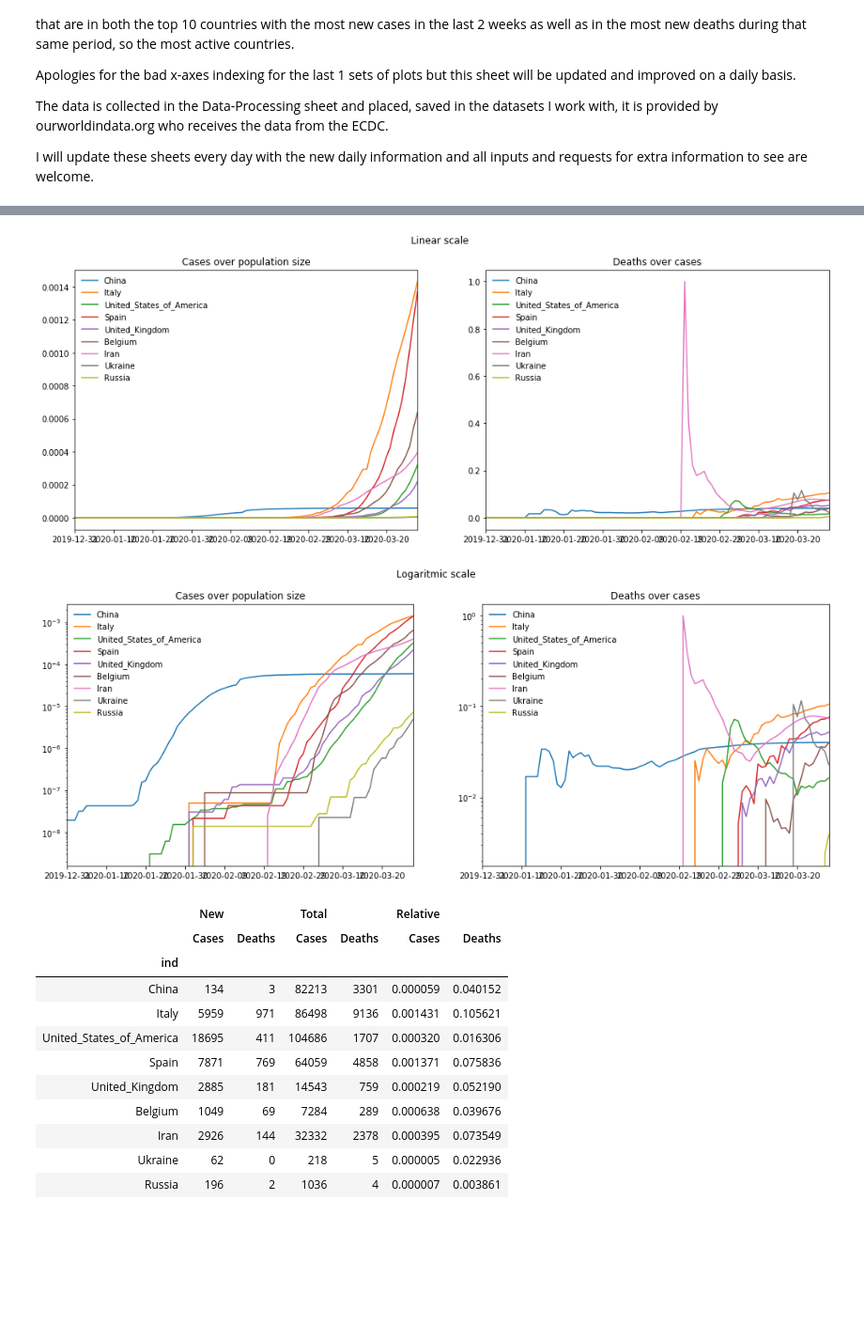
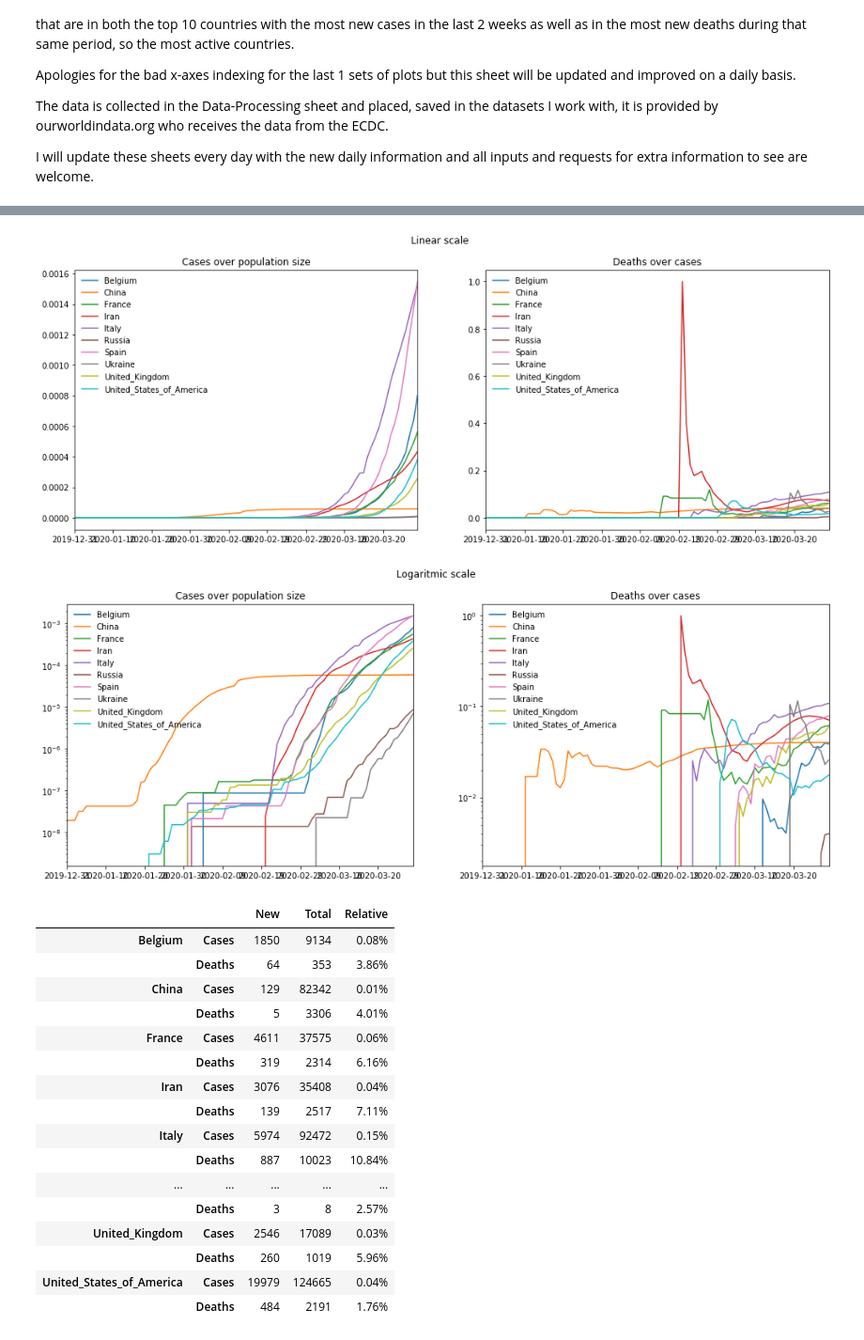
Before and after one commit to simon-verheyen/Portfolio, a Jupyter notebook: COVID-data/Visualization-Attempts.ipynb, the cells around one changed output, grey strips where cells are left out. Shown at 94% size. Saved outputs shown, nothing was run; the diff lists cells and outputs as text; code cells hidden in the pictures; blank space fills up the shorter version.

Commit message:
Improve table layout

```diff
--- a/COVID-data/Visualization-Attempts.ipynb
+++ b/COVID-data/Visualization-Attempts.ipynb
@@ -41,6 +41,8 @@ mt.plot_side_by_side(global_cases_relative, global_deaths_relative, leg=False, s
 [figure]
 # %%
-countries_of_interest = ['China', 'Italy', 'United_States_of_America', 'Spain', 'United_Kingdom', 'Belgium', 'Iran', 'Ukraine', 'Russia']
+countries_of_interest = ['China', 'France', 'Italy', 'United_States_of_America', 'Spain', 'United_Kingdom', 'Belgium', 'Iran', 'Ukraine', 'Russia']
+countries_of_interest.sort()
+
 days = len(df_cases_new)
 
 mt.show_everything(countries_of_interest, days, 'Countries I thought were of interest')
@@ -52,17 +54,22 @@ mt.show_table(countries_of_interest)
-[figure, old version]
+[figure, new version]
-[figure, old version]
+[figure, new version]
-|  | New |  | Total |  | Relative |  |
-|  | Cases | Deaths | Cases | Deaths | Cases | Deaths |
-| ind |  |  |  |  |  |  |
-| China | 134 | 3 | 82213 | 3301 | 0.000059 | 0.040152 |
-| Italy | 5959 | 971 | 86498 | 9136 | 0.001431 | 0.105621 |
-| United_States_of_America | 18695 | 411 | 104686 | 1707 | 0.000320 | 0.016306 |
-| Spain | 7871 | 769 | 64059 | 4858 | 0.001371 | 0.075836 |
-| United_Kingdom | 2885 | 181 | 14543 | 759 | 0.000219 | 0.052190 |
-| Belgium | 1049 | 69 | 7284 | 289 | 0.000638 | 0.039676 |
-| Iran | 2926 | 144 | 32332 | 2378 | 0.000395 | 0.073549 |
-| Ukraine | 62 | 0 | 218 | 5 | 0.000005 | 0.022936 |
-| Russia | 196 | 2 | 1036 | 4 | 0.000007 | 0.003861 |
+|  |  | New | Total | Relative |
+| Belgium | Cases | 1850 | 9134 | 0.08% |
+|  | Deaths | 64 | 353 | 3.86% |
+| China | Cases | 129 | 82342 | 0.01% |
+|  | Deaths | 5 | 3306 | 4.01% |
+| France | Cases | 4611 | 37575 | 0.06% |
+|  | Deaths | 319 | 2314 | 6.16% |
+| Iran | Cases | 3076 | 35408 | 0.04% |
+|  | Deaths | 139 | 2517 | 7.11% |
+| Italy | Cases | 5974 | 92472 | 0.15% |
+|  | Deaths | 887 | 10023 | 10.84% |
+| ... | ... | ... | ... | ... |
+|  | Deaths | 3 | 8 | 2.57% |
+| United_Kingdom | Cases | 2546 | 17089 | 0.03% |
+|  | Deaths | 260 | 1019 | 5.96% |
+| United_States_of_America | Cases | 19979 | 124665 | 0.04% |
+|  | Deaths | 484 | 2191 | 1.76% |
 # %%
 worst_cases_new = mt.worst_in_cat(today, 'cases_new')
 worst_deaths_new = mt.worst_in_cat(today, 'deaths_new')
```
Also changed, not shown: parts of 3 cells of this notebook, 10 other files.
